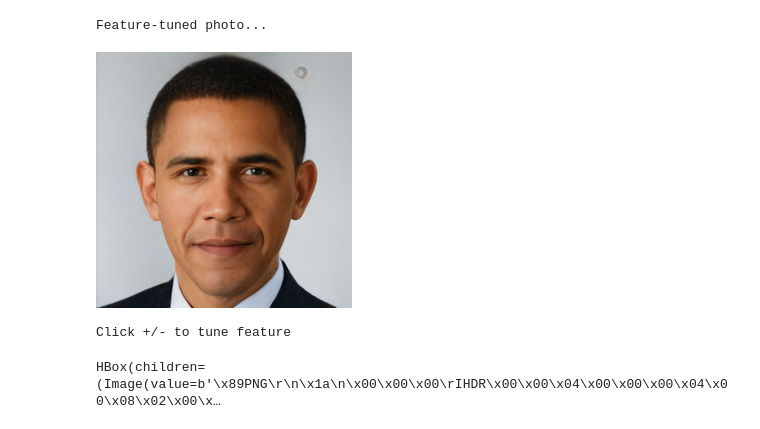
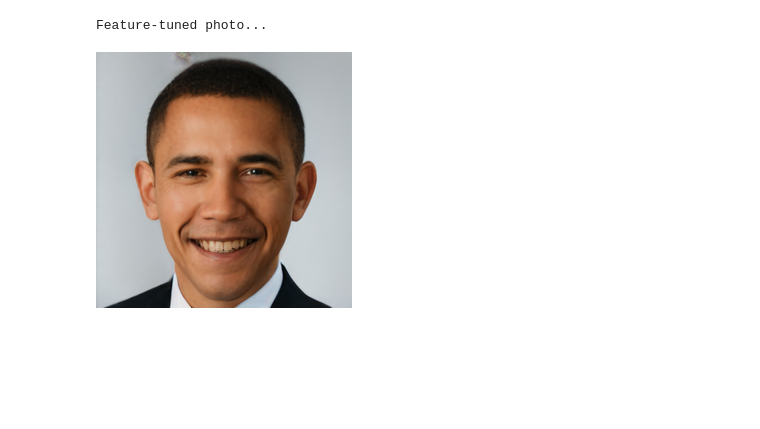
Before and after one commit to FangfeiLi05/Insight_Project, a Jupyter notebook: Portrait-GANerator_Walk_Through_JupyterNotebook.ipynb, the cells around one changed output. Cells and saved outputs as stored; diff of their text form; code cells hidden in the pictures; blank space fills up the shorter version.

```diff
--- a/Portrait-GANerator_Walk_Through_JupyterNotebook.ipynb
+++ b/Portrait-GANerator_Walk_Through_JupyterNotebook.ipynb
@@ -111,19 +141,20 @@ Reconstructed photo...
 # %%
 import pandas as pd
 from manipulate_latent import tune_latent
 
 feature_axis_DataFrame = pd.read_hdf('./data/feature_axis.h5', 'df')
 feature_axis_array = np.array(feature_axis_DataFrame)
-i = 13
+
+i = 4
 direction = feature_axis_array[:,i].reshape((18, 512))
-coeff = -2
+coeff = 4
 
 print('Feature-tuned photo...')
 image_latent_tuned = tune_latent(image_latent, direction, coeff, list(range(8)))
 latent_to_image(image_latent_tuned)
 # %% [output]
 Feature-tuned photo...
-[figure, old version]
+[figure, new version]
 # %%
 #Build a GUI interface
 import os
@@ -235,6 +266,3 @@ w_box = ipywidgets.HBox([w_img, ipywidgets.VBox([w_button_reset, arrange_buttons
 
 print('Click +/- to tune feature')
 display(w_box)
-# %% [output]
-Click +/- to tune feature
-HBox(children=(Image(value=b'\x89PNG\r\n\x1a\n\x00\x00\x00\rIHDR\x00\x00\x04\x00\x00\x00\x04\x00\x08\x02\x00\x…
```
Also changed, not shown: parts of 8 cells of this notebook, 1 other file.
